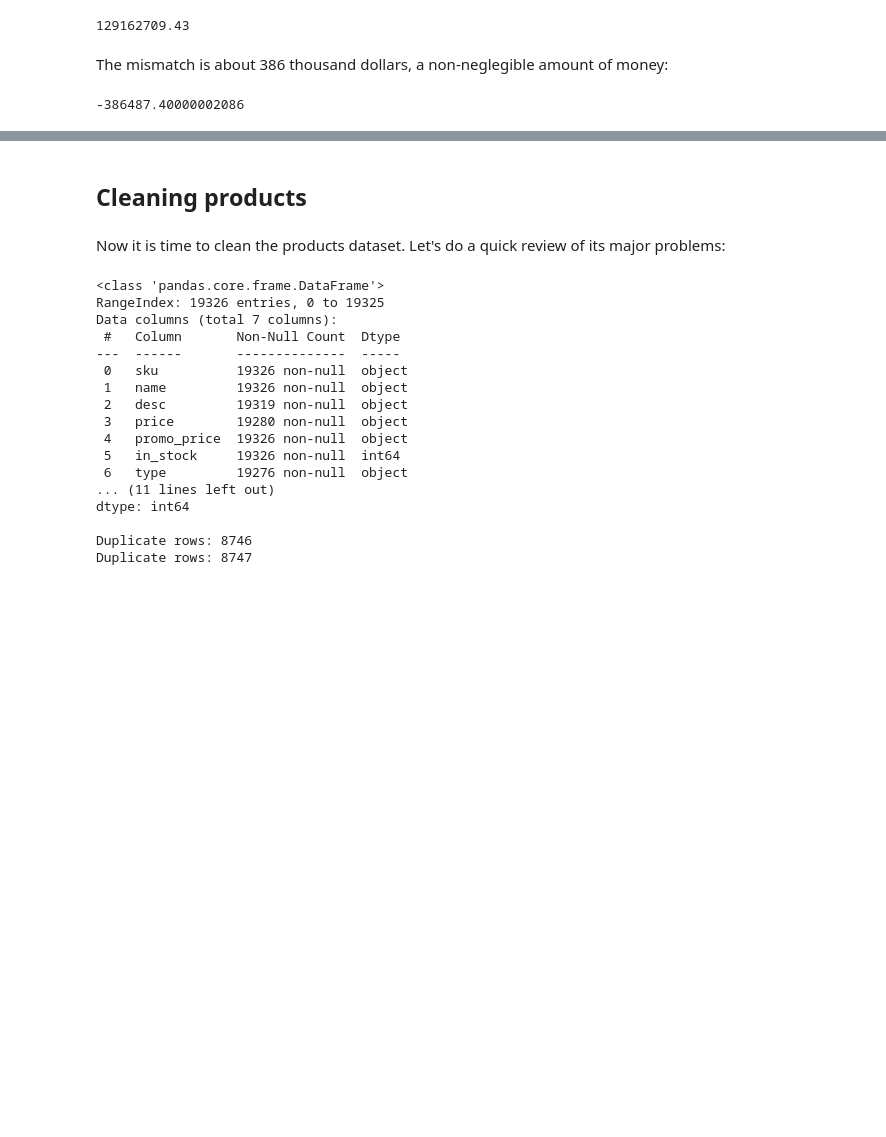
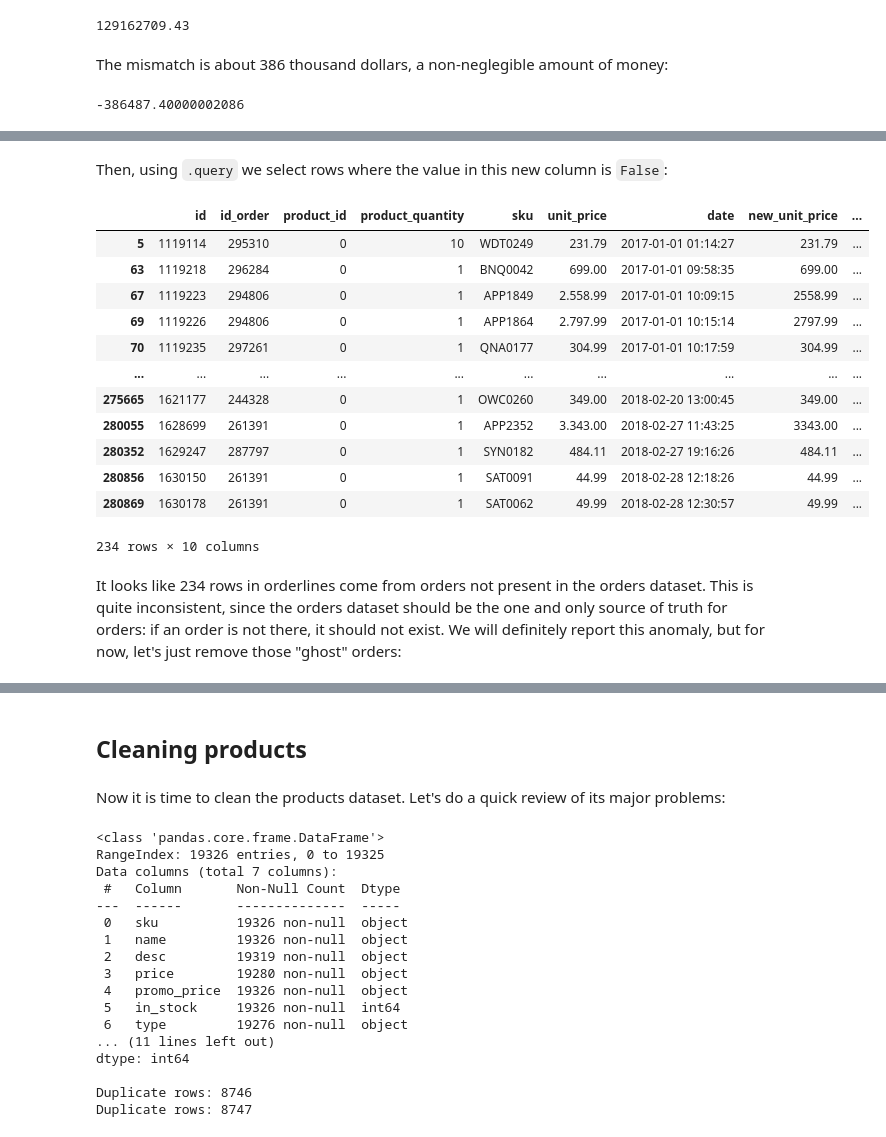
Before and after one commit to sherwan-m/Eniac_Analyze_Discounts, a Jupyter notebook: data_cleaning.ipynb, the cells around one changed output, grey strips where cells are left out. Drawn from its saved outputs; the diff is of its cells as text; code cells hidden in the pictures; blank space fills up the shorter version.

```diff
--- a/data_cleaning.ipynb
+++ b/data_cleaning.ipynb
@@ -461,0 +485,24 @@ orderlines['total_price'].sum() - orders['total_paid'].sum()
+# %% [markdown]
+Then, using `.query` we select rows where the value in this new column is `False`:
+# %%
+(
+orderlines
+    .assign(check_orders = orderlines['id_order'].isin(orders['order_id']))
+    .query("check_orders==False")
+)
+# %% [output]
+|  | id | id_order | product_id | product_quantity | sku | unit_price | date | new_unit_price | ... |
+| 5 | 1119114 | 295310 | 0 | 10 | WDT0249 | 231.79 | 2017-01-01 01:14:27 | 231.79 | ... |
+| 63 | 1119218 | 296284 | 0 | 1 | BNQ0042 | 699.00 | 2017-01-01 09:58:35 | 699.00 | ... |
+| 67 | 1119223 | 294806 | 0 | 1 | APP1849 | 2.558.99 | 2017-01-01 10:09:15 | 2558.99 | ... |
+| 69 | 1119226 | 294806 | 0 | 1 | APP1864 | 2.797.99 | 2017-01-01 10:15:14 | 2797.99 | ... |
+| 70 | 1119235 | 297261 | 0 | 1 | QNA0177 | 304.99 | 2017-01-01 10:17:59 | 304.99 | ... |
+| ... | ... | ... | ... | ... | ... | ... | ... | ... | ... |
+| 275665 | 1621177 | 244328 | 0 | 1 | OWC0260 | 349.00 | 2018-02-20 13:00:45 | 349.00 | ... |
+| 280055 | 1628699 | 261391 | 0 | 1 | APP2352 | 3.343.00 | 2018-02-27 11:43:25 | 3343.00 | ... |
+| 280352 | 1629247 | 287797 | 0 | 1 | SYN0182 | 484.11 | 2018-02-27 19:16:26 | 484.11 | ... |
+| 280856 | 1630150 | 261391 | 0 | 1 | SAT0091 | 44.99 | 2018-02-28 12:18:26 | 44.99 | ... |
+| 280869 | 1630178 | 261391 | 0 | 1 | SAT0062 | 49.99 | 2018-02-28 12:30:57 | 49.99 | ... |
+234 rows × 10 columns
+# %% [markdown]
+It looks like 234 rows in orderlines come from orders not present in the orders dataset. This is quite inconsistent, since the orders dataset should be the one and only source of truth for orders: if an order is not there, it should not exist. We will definitely report this anomaly, but for now, let's just remove those "ghost" orders:
```
Also changed, not shown: parts of 17 cells of this notebook.
